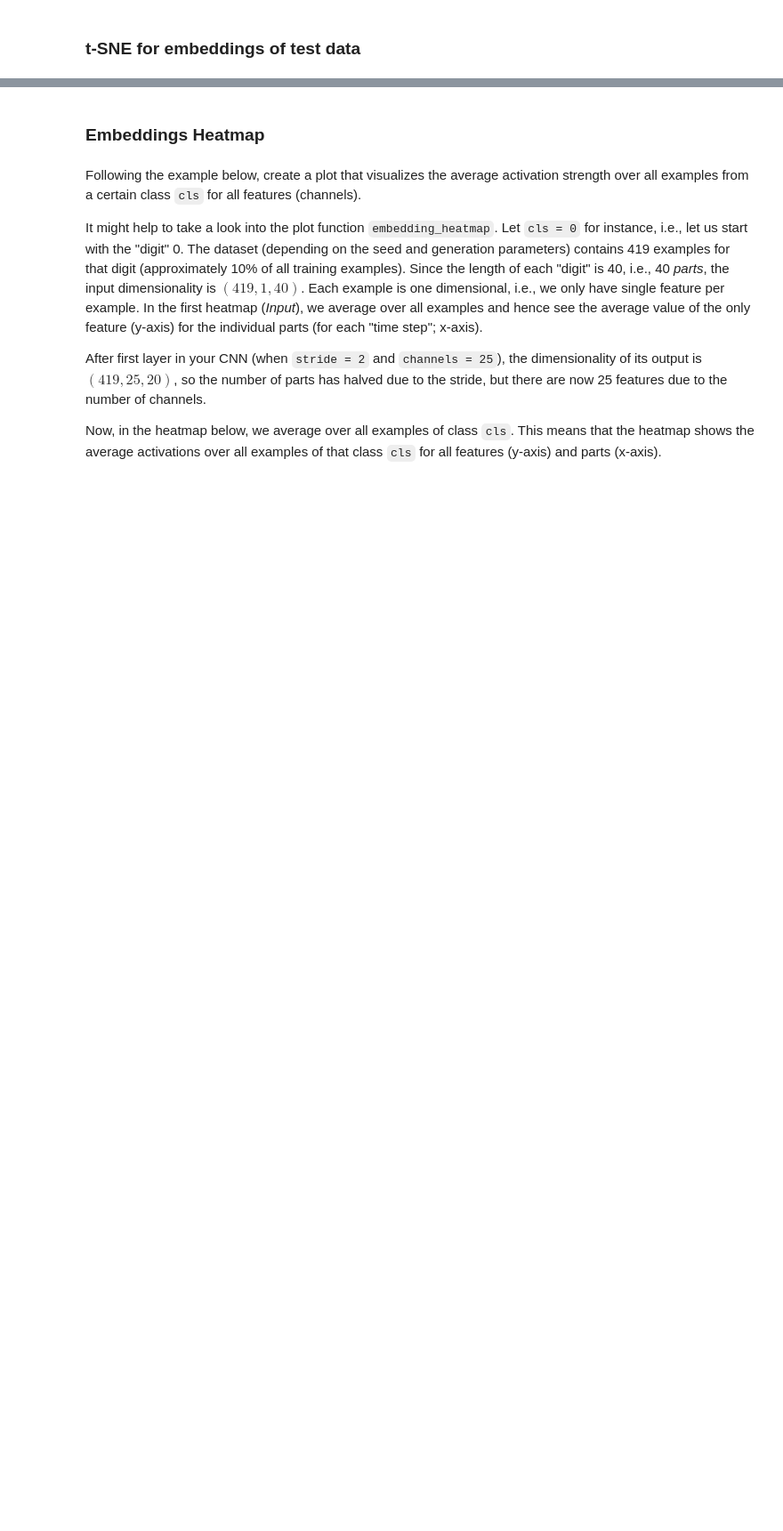
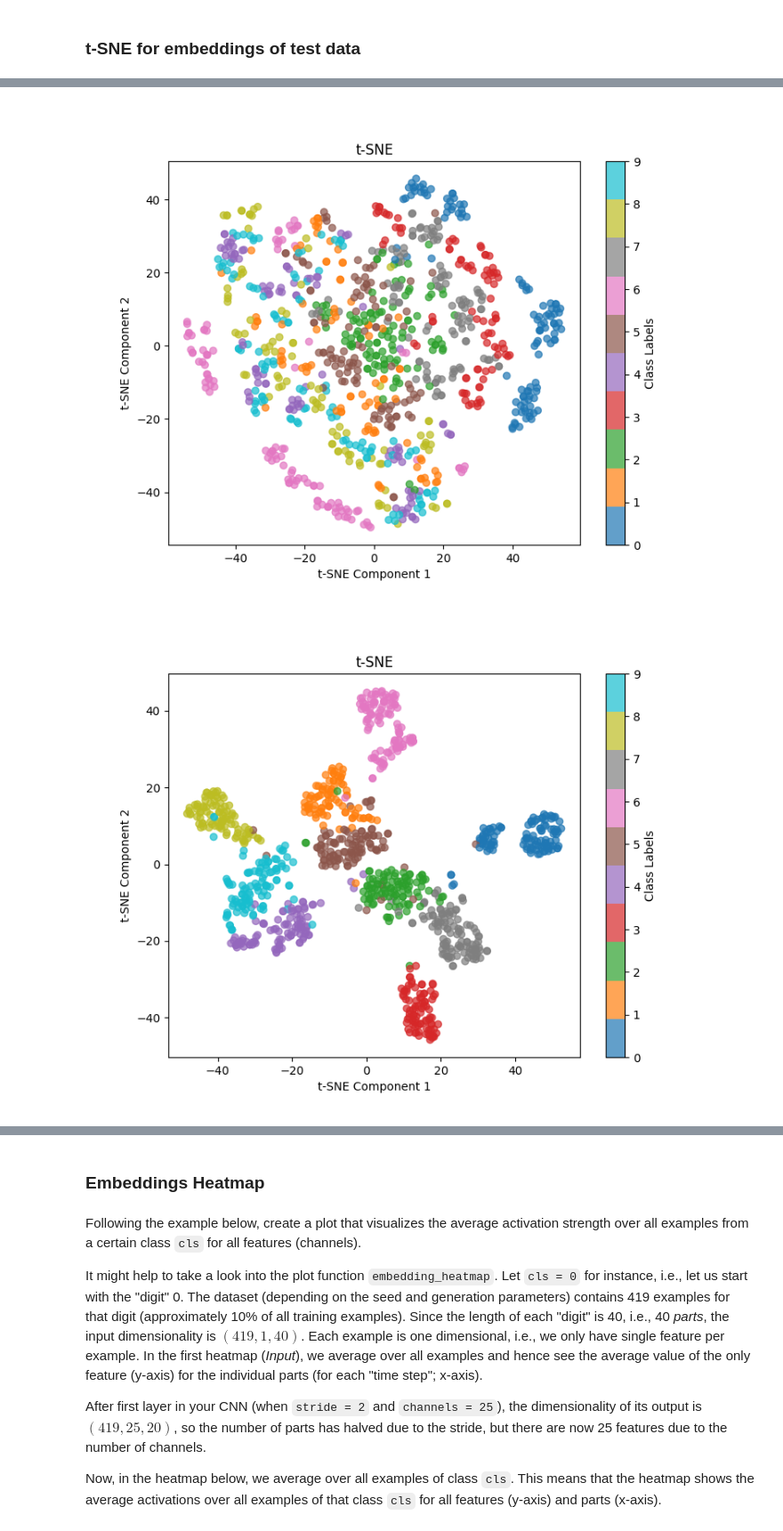
Before and after one commit to sinandraide/DL_a02, a Jupyter notebook: solutions/a02_3.ipynb, the cells around one changed output, grey strips where cells are left out. Shown at 89% size. Drawn from its saved outputs; the diff is of its cells as text; code cells hidden in the pictures; blank space fills up the shorter version.

```diff
--- a/solutions/a02_3.ipynb
+++ b/solutions/a02_3.ipynb
@@ -51,0 +84,30 @@ train_embeddings = [e.cpu().numpy() for e in cnn.embeddings]
+# %%
+# 3e) different layers
+# train layer 1
+train_tsne = tsne(train_embeddings[0], perplexity=perplexity)
+nextplot()
+tsne_plot(train_tsne, y)
+
+
+
+# train layer 2
+train_tsne = tsne(train_embeddings[1], perplexity=perplexity)
+nextplot()
+tsne_plot(train_tsne, y)
+
+
+
+###################### TEST ########################
+
+# test layer 1
+test_tsne = tsne(test_embeddings[0], perplexity=perplexity)
+nextplot()
+tsne_plot(test_tsne, y_test)
+
+# test layer 2
+test_tsne = tsne(test_embeddings[1], perplexity=perplexity)
+nextplot()
+tsne_plot(test_tsne, y_test)
+# %% [output]
+[figure, added]
+[figure, added]
```
Also changed, not shown: parts of 7 cells of this notebook, 5 other files.
